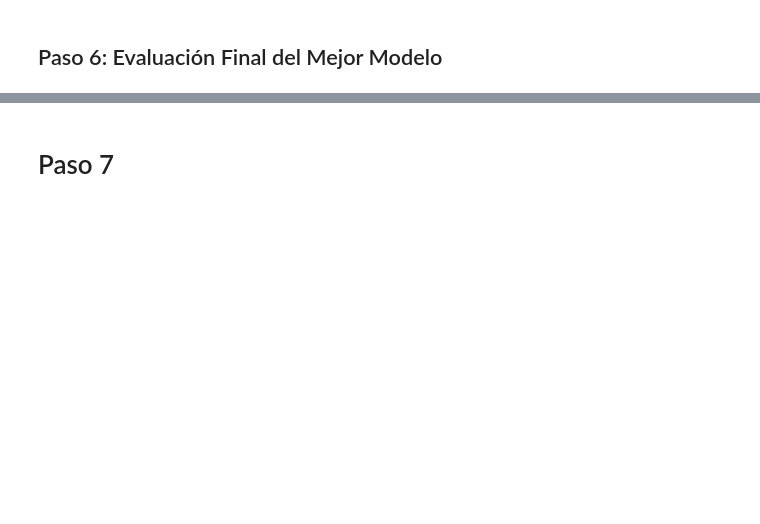
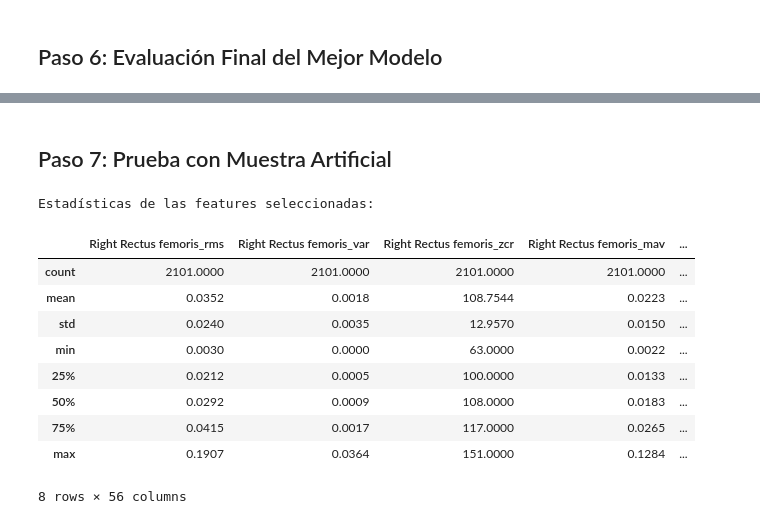
Before and after one commit to Alejoso/Taller2-Intro-IA, a Jupyter notebook: Problema1.ipynb, the cells around one changed output, grey strips where cells are left out. Saved outputs shown, nothing was run; the diff lists cells and outputs as text; code cells hidden in the pictures; blank space fills up the shorter version.

```diff
--- a/Problema1.ipynb
+++ b/Problema1.ipynb
@@ -1077,2 +1199,19 @@ En general, la DNN es el modelo que mejor equilibra aprendizaje y generalizació
 # %% [markdown]
-# Paso 7
+## Paso 7: Prueba con Muestra Artificial
+# %%
+
+# Para generar valores "aproximados a los reales"
+print("Estadísticas de las features seleccionadas:")
+display(X_train[todos_los_musculos].describe().round(4))
+# %% [output]
+Estadísticas de las features seleccionadas:
+|  | Right Rectus femoris_rms | Right Rectus femoris_var | Right Rectus femoris_zcr | Right Rectus femoris_mav | ... |
+| count | 2101.0000 | 2101.0000 | 2101.0000 | 2101.0000 | ... |
+| mean | 0.0352 | 0.0018 | 108.7544 | 0.0223 | ... |
+| std | 0.0240 | 0.0035 | 12.9570 | 0.0150 | ... |
+| min | 0.0030 | 0.0000 | 63.0000 | 0.0022 | ... |
+| 25% | 0.0212 | 0.0005 | 100.0000 | 0.0133 | ... |
+| 50% | 0.0292 | 0.0009 | 108.0000 | 0.0183 | ... |
+| 75% | 0.0415 | 0.0017 | 117.0000 | 0.0265 | ... |
+| max | 0.1907 | 0.0364 | 151.0000 | 0.1284 | ... |
+8 rows × 56 columns
```
Also changed, not shown: parts of 26 cells of this notebook, 1 other file.
